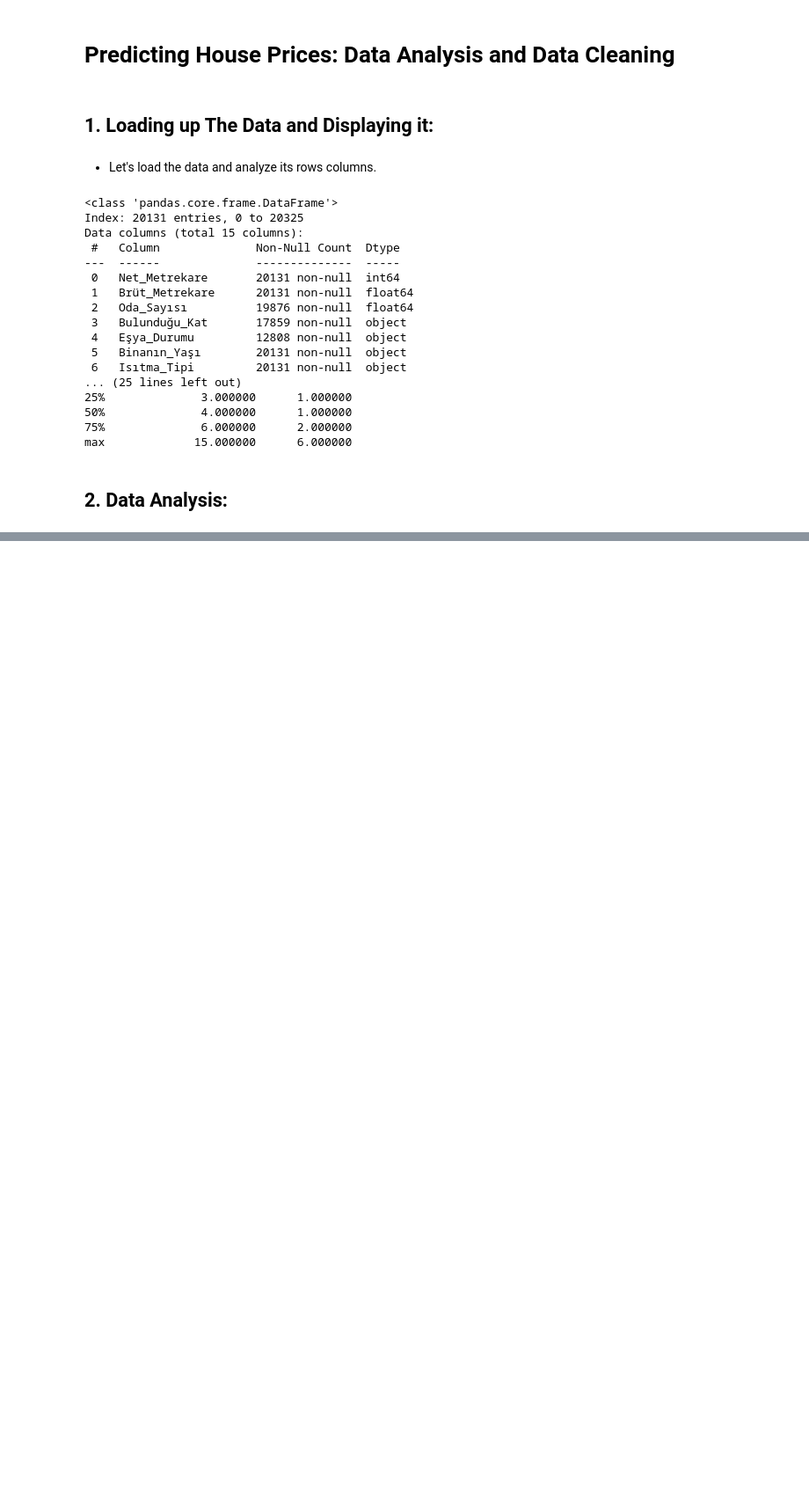
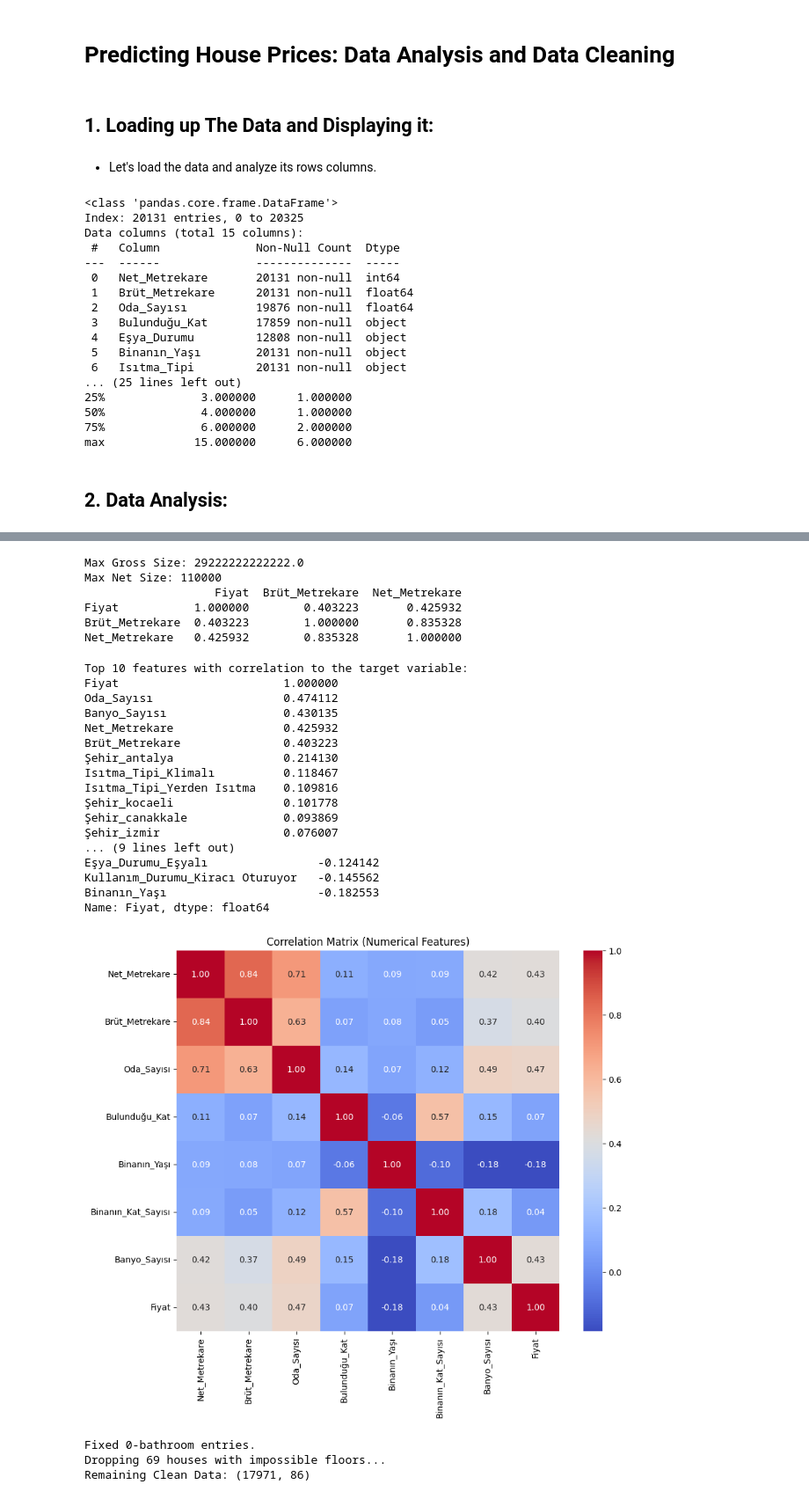
Before and after one commit to foxy0009/machine_learning_projects, a Jupyter notebook: Predicting House prices/Data_Cleaning.ipynb, the cells around one changed output, grey strips where cells are left out. Shown at 88% size. Saved outputs shown, nothing was run; the diff lists cells and outputs as text; code cells hidden in the pictures; blank space fills up the shorter version.

```diff
--- a/Predicting House prices/Data_Cleaning.ipynb
+++ b/Predicting House prices/Data_Cleaning.ipynb
@@ -43,0 +218,78 @@ max             15.000000      6.000000
+# %%
+# 1. Visualize the madness
+print("Max Gross Size:", df['Brüt_Metrekare'].max())
+print("Max Net Size:", df['Net_Metrekare'].max())
+
+# 2. Clean the Size (Keep reasonable limits, e.g., 10m² to 1000m²)
+# Most apartments are between 40 and 300. Villas might go up to 900.
+df = df[(df['Brüt_Metrekare'] > 10) & (df['Brüt_Metrekare'] < 1000)]
+df = df[(df['Net_Metrekare'] > 10) & (df['Net_Metrekare'] < 900)]
+
+# 3. Check Correlation again
+print(df[['Fiyat', 'Brüt_Metrekare', 'Net_Metrekare']].corr())
+# %% [output]
+Max Gross Size: 29222222222222.0
+Max Net Size: 110000
+                   Fiyat  Brüt_Metrekare  Net_Metrekare
+Fiyat           1.000000        0.403223       0.425932
+Brüt_Metrekare  0.403223        1.000000       0.835328
+Net_Metrekare   0.425932        0.835328       1.000000
+# %%
+# Make Correlation Matrix and show top 10 and bottom 10 features correlated with the target variable
+# since I encoded before showing correlation matrix, making correlation matrix with all of the features would be too messy, so we filter out the most important basic so we can make a clean correlation matrix
+correlation = df.corr()['Fiyat'].sort_values(ascending=False)
+print('Top 10 features with correlation to the target variable: ')
+print(correlation.head(11))
+print('Bottom 10 features with correlation to the target variable: ')
+print(correlation.tail(10))
+numerical_cols = ['Net_Metrekare', 'Brüt_Metrekare', 'Oda_Sayısı', 'Bulunduğu_Kat',
+                  'Binanın_Yaşı', 'Binanın_Kat_Sayısı', 'Banyo_Sayısı', 'Fiyat']
+plt.figure(figsize=(10, 8))
+sns.heatmap(df[numerical_cols].corr(), annot=True, cmap='coolwarm', fmt=".2f")
+plt.title("Correlation Matrix (Numerical Features)")
+plt.show()
+#---- Antigravity---
+df.loc[df['Banyo_Sayısı'] == 0, 'Banyo_Sayısı'] = 1
+print(f"Fixed 0-bathroom entries.")
+
+impossible_floor = df[df['Bulunduğu_Kat'] > df['Binanın_Kat_Sayısı']]
+print(f"Dropping {len(impossible_floor)} houses with impossible floors...")
+
+df = df.drop(impossible_floor.index)
+# Create a filter for "Weird" homes
+# 1. Too cheap in Antalya (< 500k)
+mask_antalya_cheap = (df['Şehir_antalya'] == True) & (df['Fiyat'] < 500000)
+
+# 2. Crazy expensive per square meter (> 75k/m2)
+mask_luxury_outlier = (df['Fiyat'] / df['Brüt_Metrekare']) > 75000
+
+# 3. Suspiciously large but cheap (> 400m2 but < 2M)
+mask_large_cheap = (df['Brüt_Metrekare'] > 400) & (df['Fiyat'] < 2000000)
+
+# Apply filters (Keep rows that are NOT in any of these masks)
+df_clean = df[~(mask_antalya_cheap | mask_luxury_outlier | mask_large_cheap)]
+
+# 3. Final Sanity Check
+print("Remaining Clean Data:", df.shape)
+# %% [output]
+Top 10 features with correlation to the target variable:
+Fiyat                        1.000000
+Oda_Sayısı                   0.474112
+Banyo_Sayısı                 0.430135
+Net_Metrekare                0.425932
+Brüt_Metrekare               0.403223
+Şehir_antalya                0.214130
+Isıtma_Tipi_Klimalı          0.118467
+Isıtma_Tipi_Yerden Isıtma    0.109816
+Şehir_kocaeli                0.101778
+Şehir_canakkale              0.093869
+Şehir_izmir                  0.076007
+... (9 lines left out)
+Eşya_Durumu_Eşyalı                -0.124142
+Kullanım_Durumu_Kiracı Oturuyor   -0.145562
+Binanın_Yaşı                      -0.182553
+Name: Fiyat, dtype: float64
+[figure, added]
+Fixed 0-bathroom entries.
+Dropping 69 houses with impossible floors...
+Remaining Clean Data: (17971, 86)
```
Also changed, not shown: parts of 14 cells of this notebook, 7 other files.
